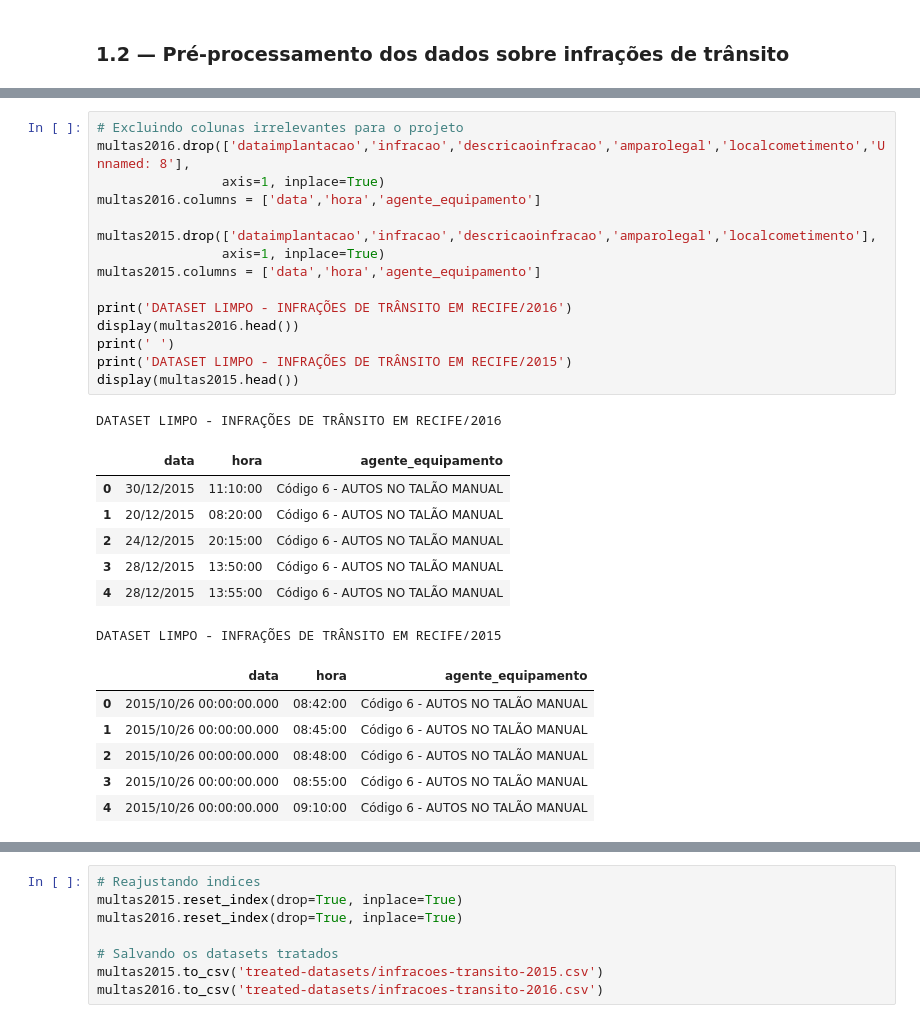
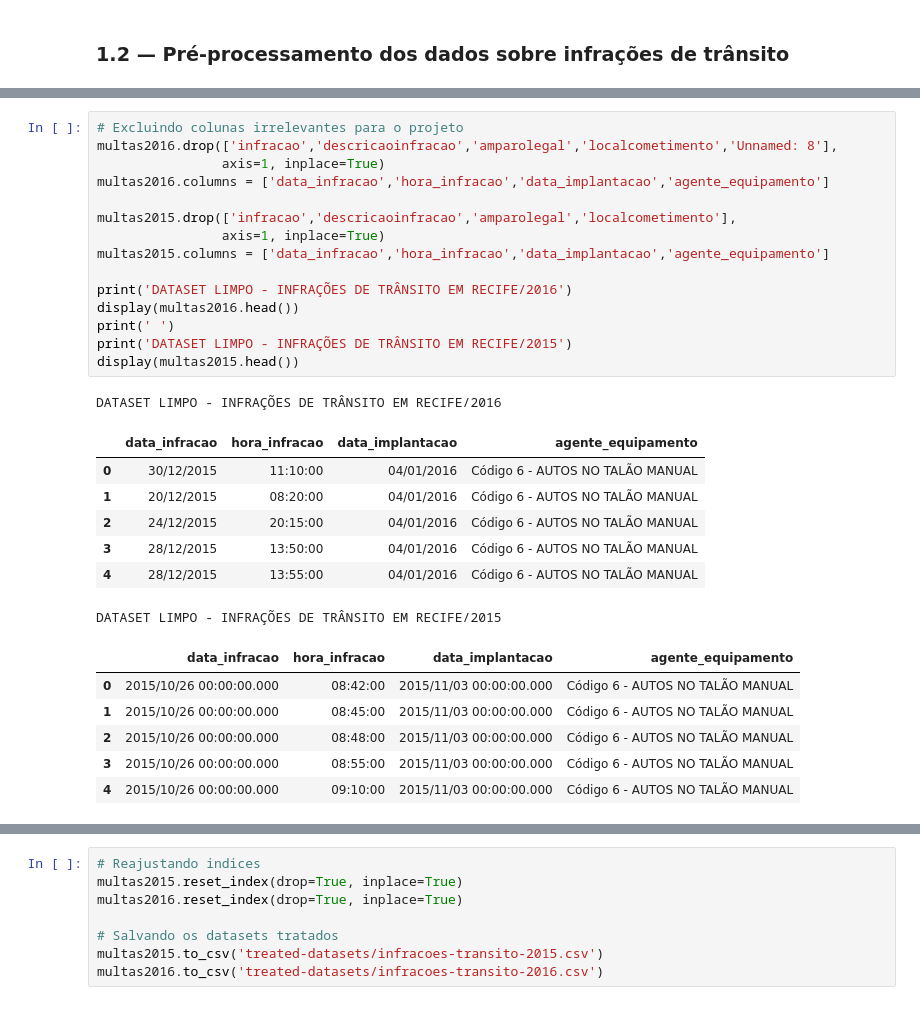
Before and after one commit to if1015-datascience-ufpe/projeto-2017-1-datascienceteam, a Jupyter notebook: 01_pre-processamento.ipynb, the cells around one changed output, grey strips where cells are left out. Cells and saved outputs as stored; diff of their text form.

```diff
--- a/01_pre-processamento.ipynb
+++ b/01_pre-processamento.ipynb
@@ -205,32 +209,32 @@ DATASET BRUTO - INFRAÇÕES DE TRÂNSITO EM RECIFE/2015
 | 4 | 2015/10/26 00:00:00.000 | 09:10:00 | 2015/11/03 00:00:00.000 | Código 6 - AUTOS NO TALÃO MANUAL | 7366 | Dirigir o veículo utilizando-se d... | ... |
 # %%
 # Excluindo colunas irrelevantes para o projeto
-multas2016.drop(['dataimplantacao','infracao','descricaoinfracao','amparolegal','localcometimento','Unnamed: 8'],
+multas2016.drop(['infracao','descricaoinfracao','amparolegal','localcometimento','Unnamed: 8'],
                 axis=1, inplace=True)
-multas2016.columns = ['data','hora','agente_equipamento']
+multas2016.columns = ['data_infracao','hora_infracao','data_implantacao','agente_equipamento']
 
-multas2015.drop(['dataimplantacao','infracao','descricaoinfracao','amparolegal','localcometimento'],
+multas2015.drop(['infracao','descricaoinfracao','amparolegal','localcometimento'],
                 axis=1, inplace=True)
-multas2015.columns = ['data','hora','agente_equipamento']
+multas2015.columns = ['data_infracao','hora_infracao','data_implantacao','agente_equipamento']
 
 print('DATASET LIMPO - INFRAÇÕES DE TRÂNSITO EM RECIFE/2016')
 display(multas2016.head())
 print(' ')
 print('DATASET LIMPO - INFRAÇÕES DE TRÂNSITO EM RECIFE/2015')
 display(multas2015.head())
 # %% [output]
 DATASET LIMPO - INFRAÇÕES DE TRÂNSITO EM RECIFE/2016
-|  | data | hora | agente_equipamento |
-| 0 | 30/12/2015 | 11:10:00 | Código 6 - AUTOS NO TALÃO MANUAL |
-| 1 | 20/12/2015 | 08:20:00 | Código 6 - AUTOS NO TALÃO MANUAL |
-| 2 | 24/12/2015 | 20:15:00 | Código 6 - AUTOS NO TALÃO MANUAL |
-| 3 | 28/12/2015 | 13:50:00 | Código 6 - AUTOS NO TALÃO MANUAL |
-| 4 | 28/12/2015 | 13:55:00 | Código 6 - AUTOS NO TALÃO MANUAL |
+|  | data_infracao | hora_infracao | data_implantacao | agente_equipamento |
+| 0 | 30/12/2015 | 11:10:00 | 04/01/2016 | Código 6 - AUTOS NO TALÃO MANUAL |
+| 1 | 20/12/2015 | 08:20:00 | 04/01/2016 | Código 6 - AUTOS NO TALÃO MANUAL |
+| 2 | 24/12/2015 | 20:15:00 | 04/01/2016 | Código 6 - AUTOS NO TALÃO MANUAL |
+| 3 | 28/12/2015 | 13:50:00 | 04/01/2016 | Código 6 - AUTOS NO TALÃO MANUAL |
+| 4 | 28/12/2015 | 13:55:00 | 04/01/2016 | Código 6 - AUTOS NO TALÃO MANUAL |
 DATASET LIMPO - INFRAÇÕES DE TRÂNSITO EM RECIFE/2015
-|  | data | hora | agente_equipamento |
-| 0 | 2015/10/26 00:00:00.000 | 08:42:00 | Código 6 - AUTOS NO TALÃO MANUAL |
-| 1 | 2015/10/26 00:00:00.000 | 08:45:00 | Código 6 - AUTOS NO TALÃO MANUAL |
-| 2 | 2015/10/26 00:00:00.000 | 08:48:00 | Código 6 - AUTOS NO TALÃO MANUAL |
-| 3 | 2015/10/26 00:00:00.000 | 08:55:00 | Código 6 - AUTOS NO TALÃO MANUAL |
-| 4 | 2015/10/26 00:00:00.000 | 09:10:00 | Código 6 - AUTOS NO TALÃO MANUAL |
+|  | data_infracao | hora_infracao | data_implantacao | agente_equipamento |
+| 0 | 2015/10/26 00:00:00.000 | 08:42:00 | 2015/11/03 00:00:00.000 | Código 6 - AUTOS NO TALÃO MANUAL |
+| 1 | 2015/10/26 00:00:00.000 | 08:45:00 | 2015/11/03 00:00:00.000 | Código 6 - AUTOS NO TALÃO MANUAL |
+| 2 | 2015/10/26 00:00:00.000 | 08:48:00 | 2015/11/03 00:00:00.000 | Código 6 - AUTOS NO TALÃO MANUAL |
+| 3 | 2015/10/26 00:00:00.000 | 08:55:00 | 2015/11/03 00:00:00.000 | Código 6 - AUTOS NO TALÃO MANUAL |
+| 4 | 2015/10/26 00:00:00.000 | 09:10:00 | 2015/11/03 00:00:00.000 | Código 6 - AUTOS NO TALÃO MANUAL |
 # %%
```
Also changed, not shown: parts of 6 cells of this notebook, 4 other files.
